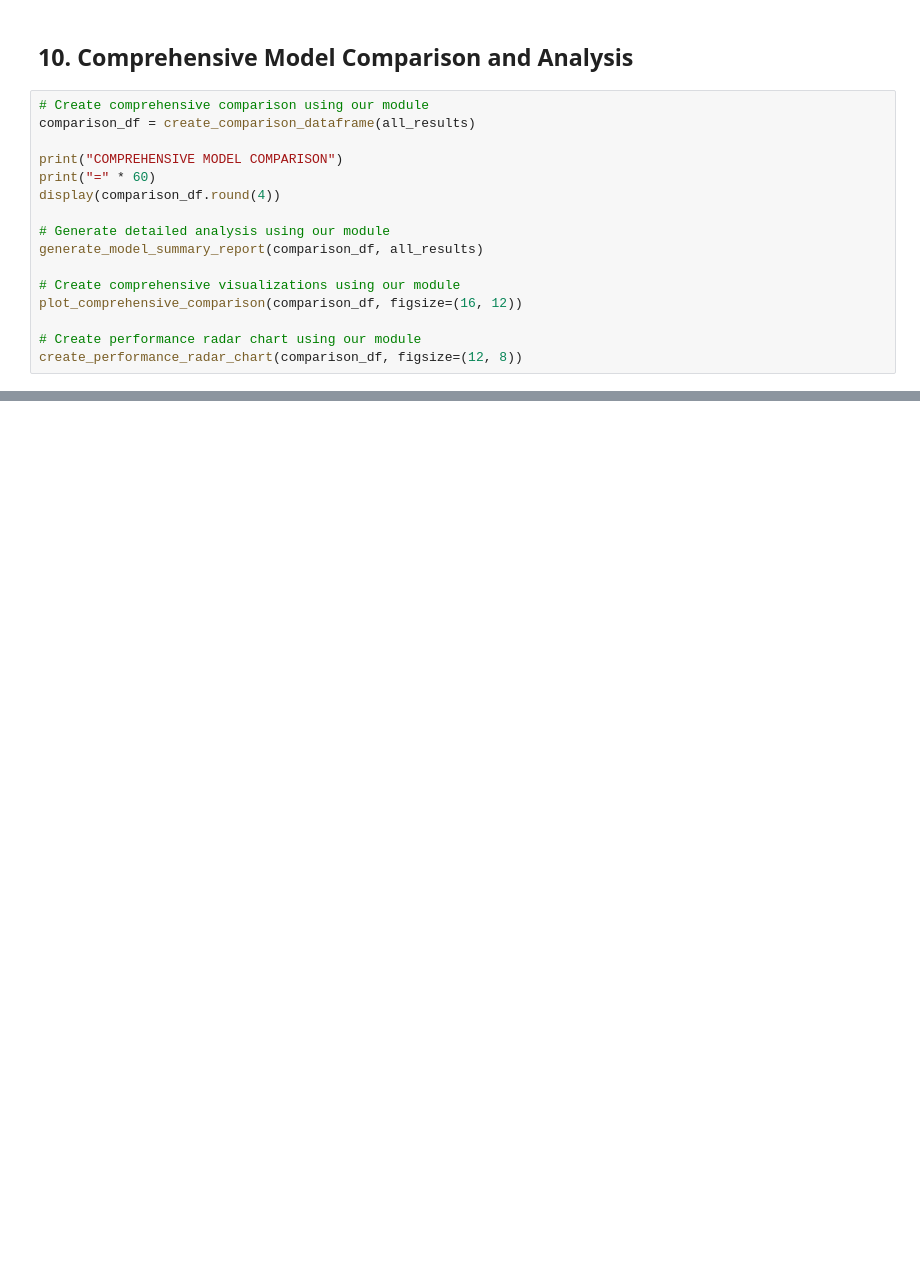
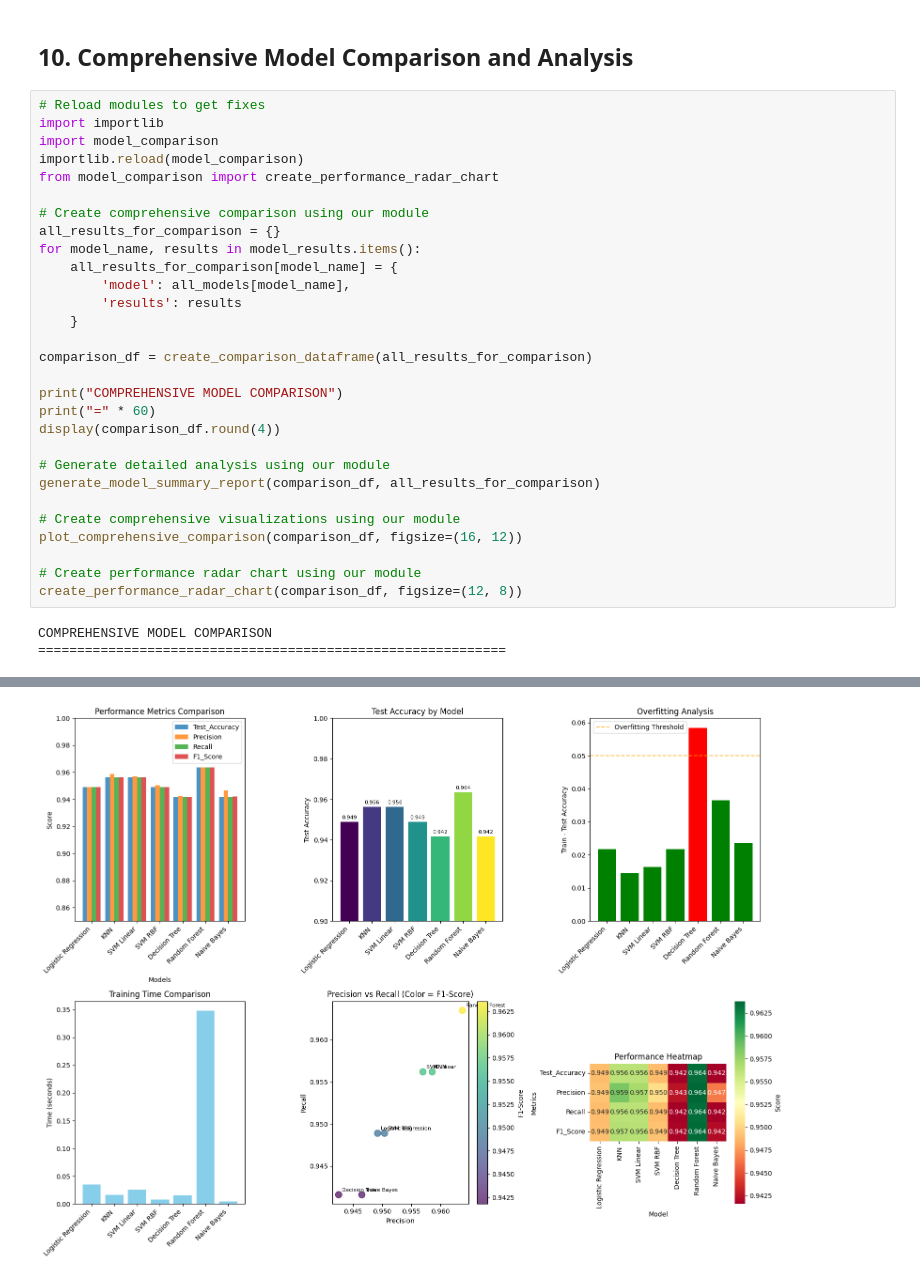
Before and after one commit to lbibi1805-dot/ML_BreastCancerWisconsin_Prediction, a Jupyter notebook: Codes/ml_models_comparison.ipynb, the cells around one changed output, grey strips where cells are left out. Cells and saved outputs as stored; diff of their text form; blank space fills up the shorter version.

```diff
--- a/Codes/ml_models_comparison.ipynb
+++ b/Codes/ml_models_comparison.ipynb
@@ -410,18 +582,34 @@ print("=" * 50)
 # %% [markdown]
 ## 10. Comprehensive Model Comparison and Analysis
 # %%
+# Reload modules to get fixes
+import importlib
+import model_comparison
+importlib.reload(model_comparison)
+from model_comparison import create_performance_radar_chart
+
 # Create comprehensive comparison using our module
-comparison_df = create_comparison_dataframe(all_results)
+all_results_for_comparison = {}
+for model_name, results in model_results.items():
+    all_results_for_comparison[model_name] = {
+        'model': all_models[model_name],
+        'results': results
+    }
+
+comparison_df = create_comparison_dataframe(all_results_for_comparison)
 
 print("COMPREHENSIVE MODEL COMPARISON")
 print("=" * 60)
 display(comparison_df.round(4))
 
 # Generate detailed analysis using our module
-generate_model_summary_report(comparison_df, all_results)
+generate_model_summary_report(comparison_df, all_results_for_comparison)
 
 # Create comprehensive visualizations using our module
 plot_comprehensive_comparison(comparison_df, figsize=(16, 12))
 
 # Create performance radar chart using our module
 create_performance_radar_chart(comparison_df, figsize=(12, 8))
+# %% [output]
+COMPREHENSIVE MODEL COMPARISON
+============================================================
@@ -427,0 +641 @@ create_performance_radar_chart(comparison_df, figsize=(12, 8))
+[figure, added]
```
Also changed, not shown: parts of 24 cells of this notebook, 28 other files.
